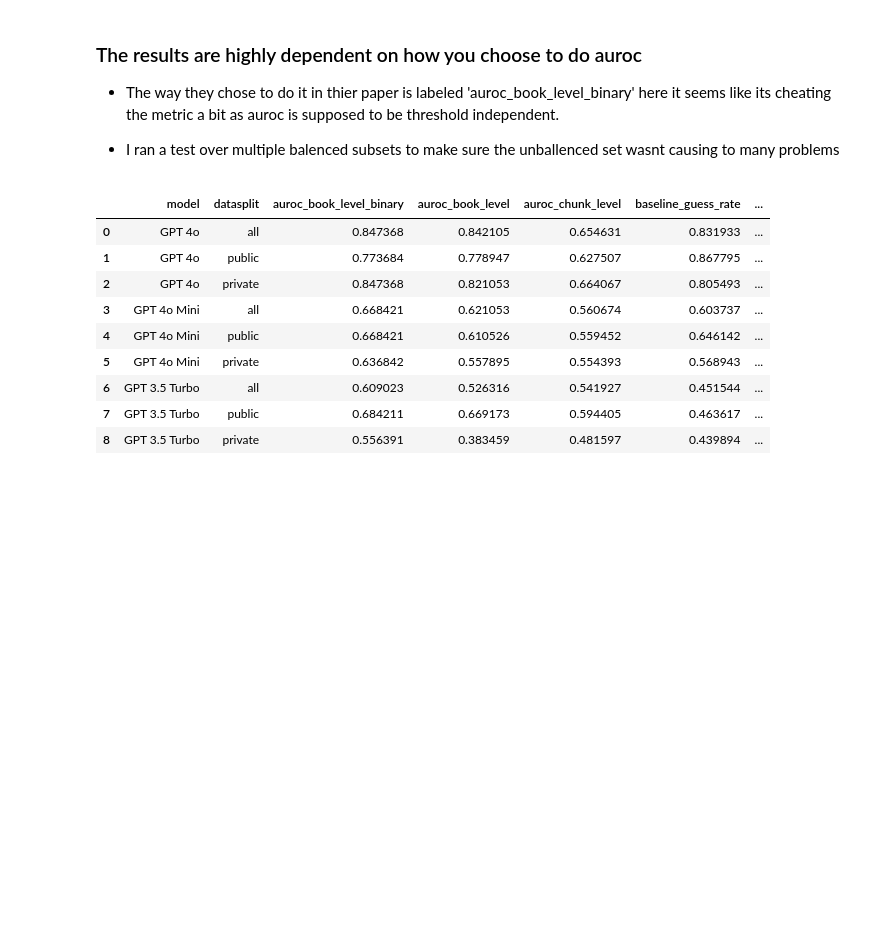
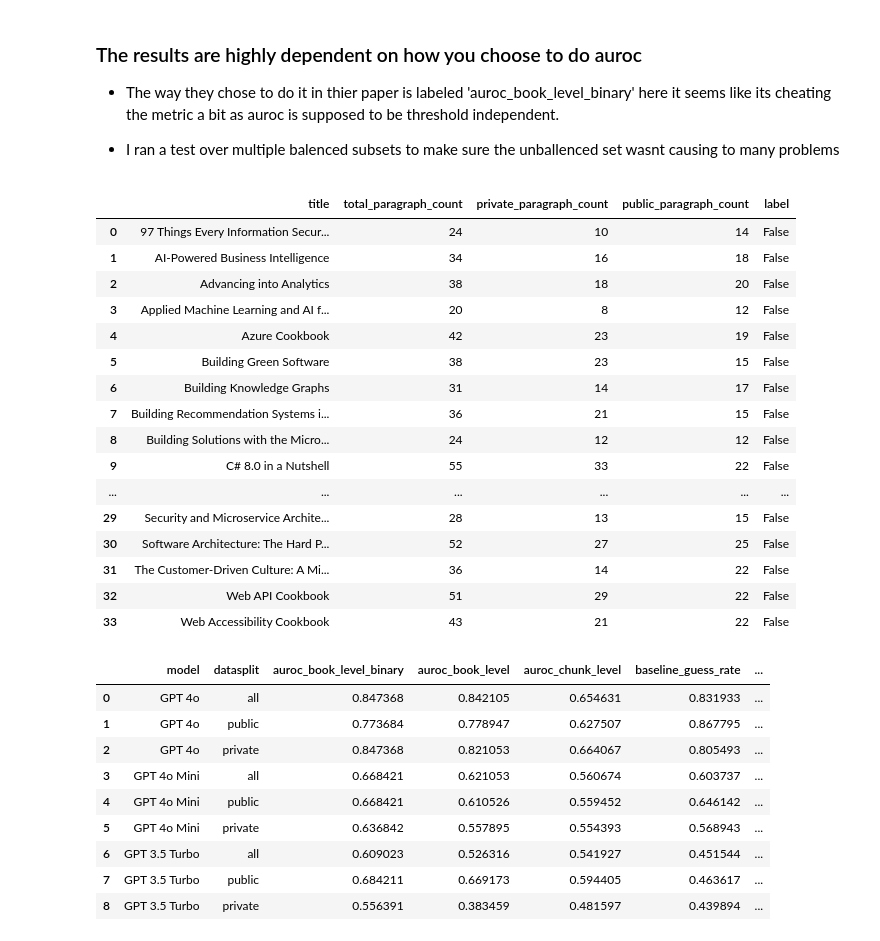
Before and after one commit to SrulyRosenblat/OReilly-decop-tests, a Jupyter notebook: visualize_oreilly_public.ipynb, the cells around one changed output. Saved outputs shown, nothing was run; the diff lists cells and outputs as text; code cells hidden in the pictures; blank space fills up the shorter version.

```diff
--- a/visualize_oreilly_public.ipynb
+++ b/visualize_oreilly_public.ipynb
@@ -571,7 +571,7 @@ for model in [gpt4o, gpt4o_mini, gpt_turbo]:
         for book_name, book_df in chunks.groupby('title'):
             correct_percentage = book_df['correct'].mean()
             label = book_df['date'].iloc[0].year < cutoff_date.year
-            book_results.append({'title': book_name, 'correct_percentage': correct_percentage, 'label': label})
+            book_results.append({'title': book_name, 'correct_percentage': correct_percentage,'paragraph_count':len(book_df), 'label': label})
         book_results = pd.DataFrame(book_results)
         published_before_books = book_results[book_results['label'] == True]['correct_percentage']
         published_after_books = book_results[book_results['label'] == False]['correct_percentage']
@@ -625,6 +625,39 @@ for model in [gpt4o, gpt4o_mini, gpt_turbo]:
 - The way they chose to do it in thier paper is labeled 'auroc_book_level_binary' here it seems like its cheating the metric a bit as auroc is supposed to be threshold independent.
 
 - I ran a test over multiple balenced subsets to make sure the unballenced set wasnt causing to many problems
+# %%
+#@title Show paragraph counts
+
+mega_df = pd.concat([ gpt4o.df.copy()])
+mega_df = mega_df[~mega_df['Title'].str.contains('edition', case=False)]
+mega_df
+chunks = get_chunk_results(mega_df)
+chunks
+book_results = []
+for book_name, book_df in chunks.groupby('title'):
+    correct_percentage = book_df['correct'].mean()
+    book_results.append({'title': book_name,'total_paragraph_count':len(book_df),'private_paragraph_count':len(book_df[book_df['status'] == 'private']),'public_paragraph_count':len(book_df[book_df['status'] == 'public']), 'label': label})
+book_results = pd.DataFrame(book_results)
+book_results.to_csv('book_breakdown.csv')
+book_results
+# %% [output]
+|  | title | total_paragraph_count | private_paragraph_count | public_paragraph_count | label |
+| 0 | 97 Things Every Information Secur... | 24 | 10 | 14 | False |
+| 1 | AI-Powered Business Intelligence | 34 | 16 | 18 | False |
+| 2 | Advancing into Analytics | 38 | 18 | 20 | False |
+| 3 | Applied Machine Learning and AI f... | 20 | 8 | 12 | False |
+| 4 | Azure Cookbook | 42 | 23 | 19 | False |
+| 5 | Building Green Software | 38 | 23 | 15 | False |
+| 6 | Building Knowledge Graphs | 31 | 14 | 17 | False |
+| 7 | Building Recommendation Systems i... | 36 | 21 | 15 | False |
+| 8 | Building Solutions with the Micro... | 24 | 12 | 12 | False |
+| 9 | C# 8.0 in a Nutshell | 55 | 33 | 22 | False |
+| ... | ... | ... | ... | ... | ... |
+| 29 | Security and Microservice Archite... | 28 | 13 | 15 | False |
+| 30 | Software Architecture: The Hard P... | 52 | 27 | 25 | False |
+| 31 | The Customer-Driven Culture: A Mi... | 36 | 14 | 22 | False |
+| 32 | Web API Cookbook | 51 | 29 | 22 | False |
+| 33 | Web Accessibility Cookbook | 43 | 21 | 22 | False |
 # %%
 #@title Save and show results
 
```
Also changed, not shown: parts of 1 cell of this notebook.
